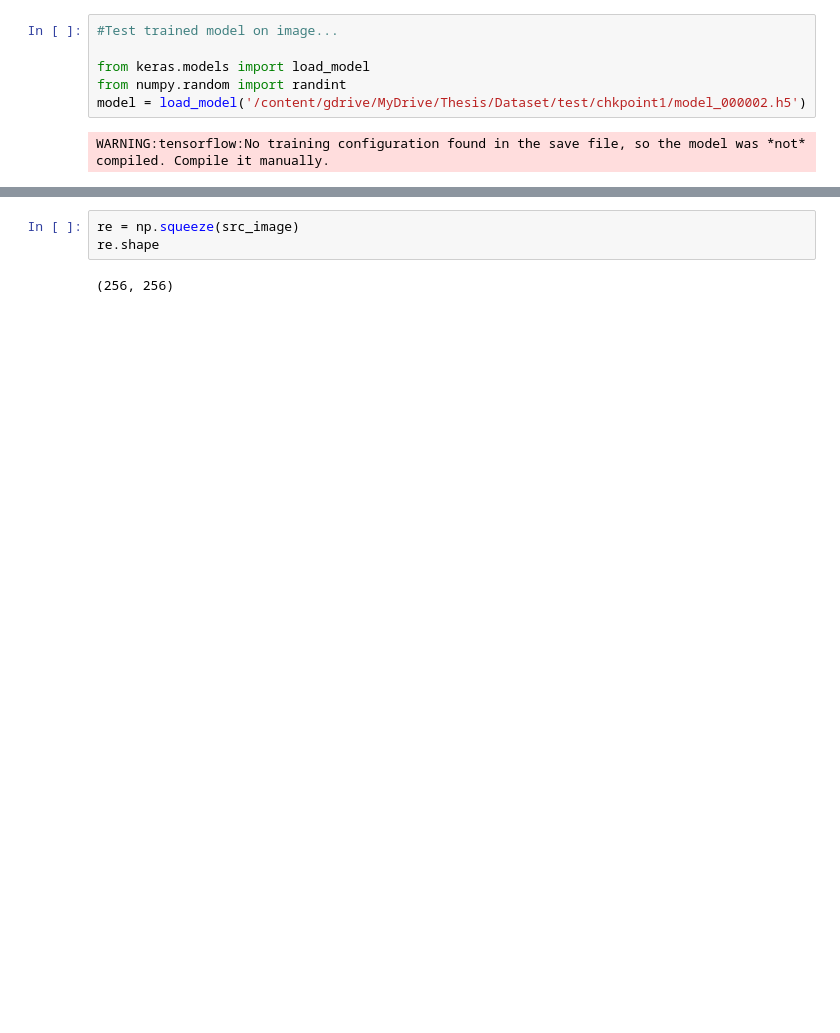
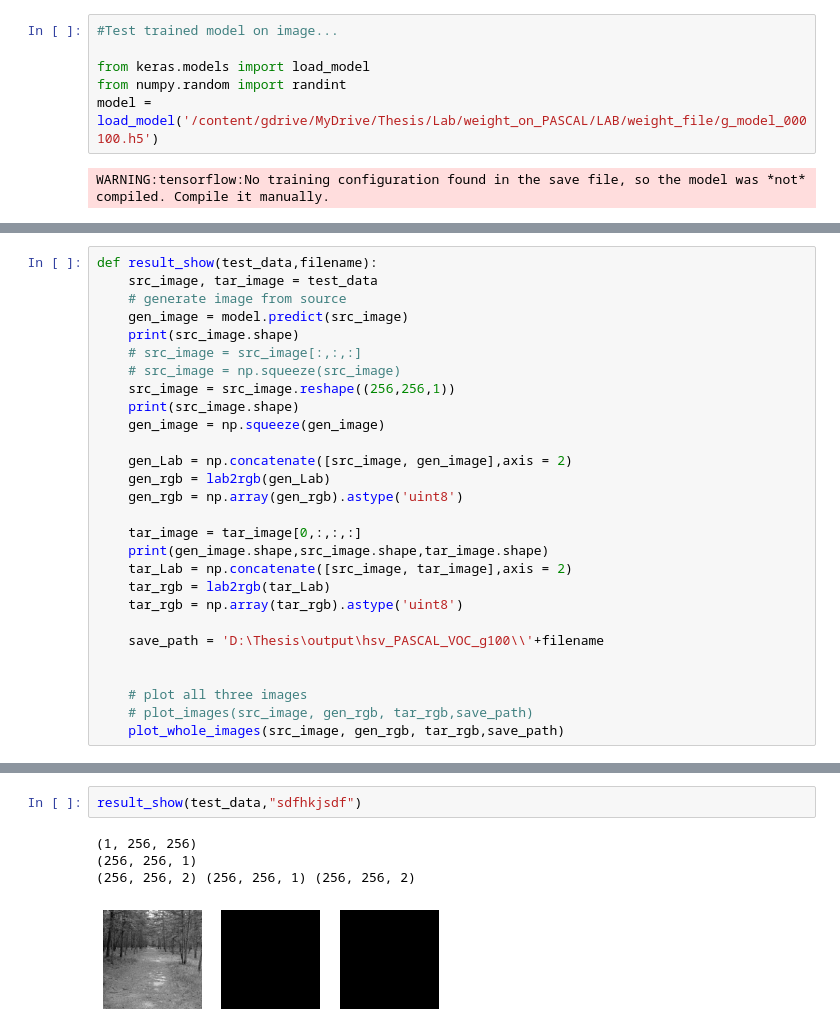
Before and after one commit to Tuna543/image_colorization, a Jupyter notebook: pix2pix_image_colorization_on_Lab_for_larger_dataset.ipynb, the cells around one changed output, grey strips where cells are left out. Drawn from its saved outputs; the diff is of its cells as text; blank space fills up the shorter version.

```diff
--- a/pix2pix_image_colorization_on_Lab_for_larger_dataset.ipynb
+++ b/pix2pix_image_colorization_on_Lab_for_larger_dataset.ipynb
@@ -421,6 +452,6 @@ WARNING:tensorflow:5 out of the last 11 calls to <function Model.make_predict_fu
 
 from keras.models import load_model
 from numpy.random import randint
-model = load_model('/content/gdrive/MyDrive/Thesis/Dataset/test/chkpoint1/model_000002.h5')
+model = load_model('/content/gdrive/MyDrive/Thesis/Lab/weight_on_PASCAL/LAB/weight_file/g_model_000100.h5')
 # %% [output]
 WARNING:tensorflow:No training configuration found in the save file, so the model was *not* compiled. Compile it manually.
@@ -444,2 +571,30 @@ test_data = load_single_images('/content/gdrive/MyDrive/Thesis/Dataset/test/few_
+# %%
+def result_show(test_data,filename):
+    src_image, tar_image = test_data
+    # generate image from source
+    gen_image = model.predict(src_image)
+    print(src_image.shape)
+    # src_image = src_image[:,:,:]
+    # src_image = np.squeeze(src_image)
+    src_image = src_image.reshape((256,256,1))
+    print(src_image.shape)
+    gen_image = np.squeeze(gen_image)
+
+    gen_Lab = np.concatenate([src_image, gen_image],axis = 2)
+    gen_rgb = lab2rgb(gen_Lab)
+    gen_rgb = np.array(gen_rgb).astype('uint8')
+
+    tar_image = tar_image[0,:,:,:]
+    print(gen_image.shape,src_image.shape,tar_image.shape)
+    tar_Lab = np.concatenate([src_image, tar_image],axis = 2)
+    tar_rgb = lab2rgb(tar_Lab)
+    tar_rgb = np.array(tar_rgb).astype('uint8')
+
+    save_path = 'D:\Thesis\output\hsv_PASCAL_VOC_g100\\'+filename
+
+
+    # plot all three images
+    # plot_images(src_image, gen_rgb, tar_rgb,save_path)
+    plot_whole_images(src_image, gen_rgb, tar_rgb,save_path)
 # %%
 # plot source, generated and target images
@@ -486,5 +642,7 @@ plot_images(src_image, gen_image, tar_image)
-# %%
-re = np.squeeze(src_image)
-re.shape
-# %% [output]
-(256, 256)
+# %%
+result_show(test_data,"sdfhkjsdf")
+# %% [output]
+(1, 256, 256)
+(256, 256, 1)
+(256, 256, 2) (256, 256, 1) (256, 256, 2)
+[figure, added]
```
Also changed, not shown: parts of 24 cells of this notebook.
